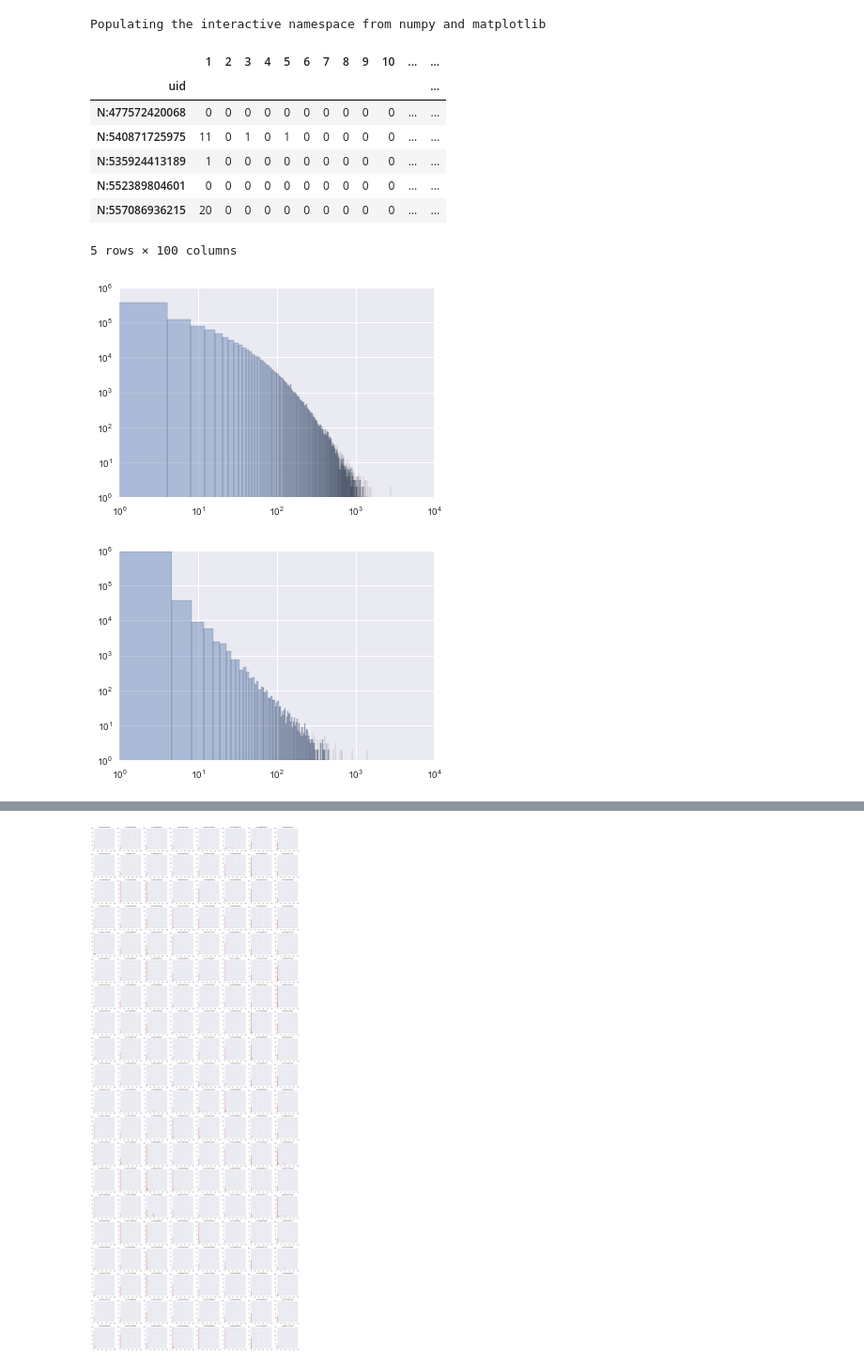
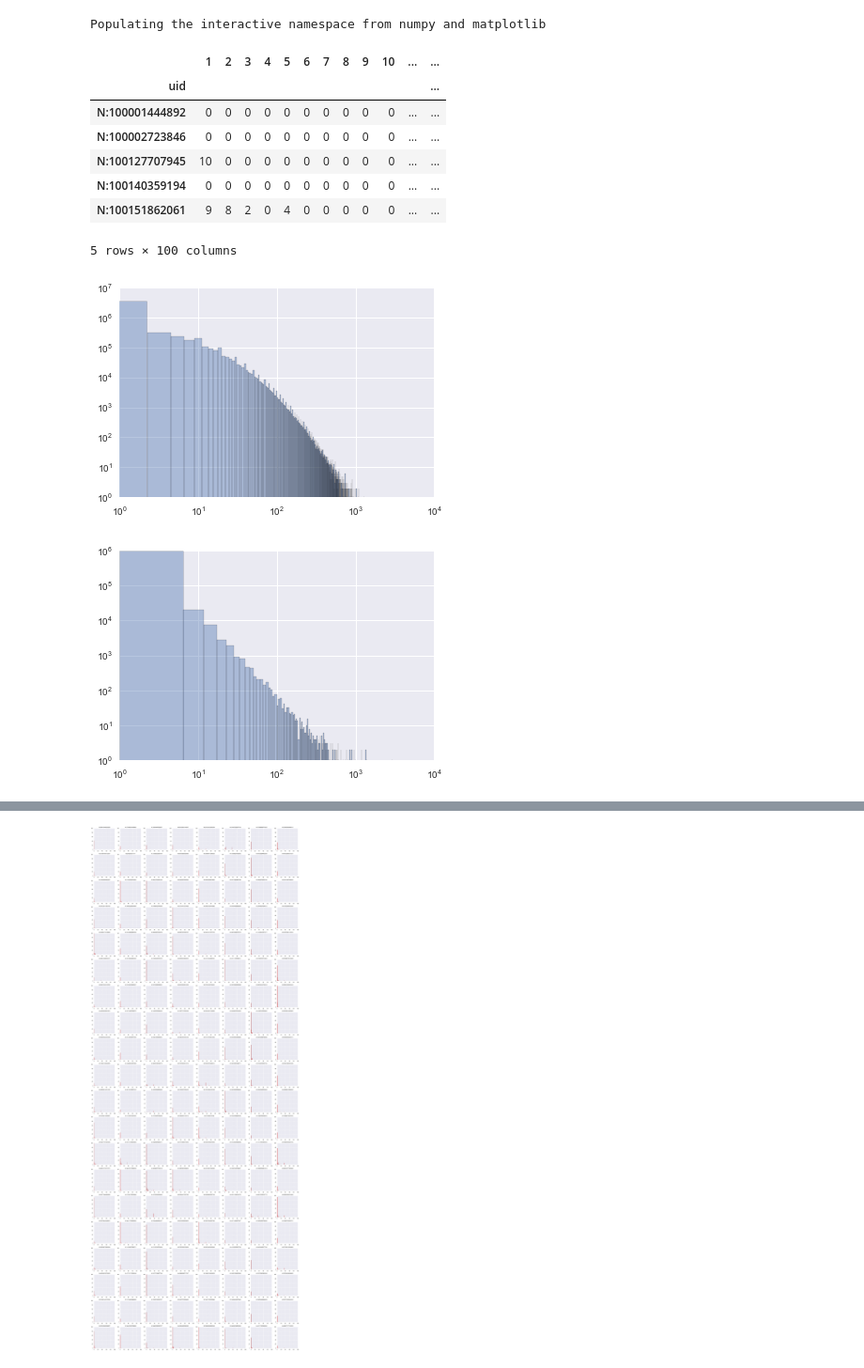
Before and after one commit to anokhin/anokhin.github.io, a Jupyter notebook: notebooks/timeline/graphmod.ipynb, the cells around one changed output, grey strips where cells are left out. Shown: that part at 94% size. Drawn from its saved outputs; the diff is of its cells as text; code cells hidden in the pictures.

```diff
--- a/notebooks/timeline/graphmod.ipynb
+++ b/notebooks/timeline/graphmod.ipynb
@@ -14,52 +14,54 @@ import scipy.stats as ss
 # %% [output]
 Populating the interactive namespace from numpy and matplotlib
 # %%
-ingnored_dates = set([dt.date(2015, 3, 7), dt.date(2015, 3, 8), dt.date(2015, 2, 13), dt.date(2015, 2, 14), dt.date(2015, 1, 6), dt.date(2015, 1, 7), dt.date(2015, 4, 11),
-                  dt.date(2015, 4, 12), dt.date(2015, 2, 22), dt.date(2015, 2, 23), dt.date(2015, 5, 8), dt.date(2015, 5, 9), dt.date(2015, 1, 25), dt.date(2015, 1, 18),
-                  dt.date(2015, 1, 19), dt.date(2015, 3, 31), dt.date(2015, 4, 1), dt.date(2015, 6, 20), dt.date(2015, 6, 21), dt.date(2015, 7, 8), dt.date(2015, 5, 11),
-                  dt.date(2015, 5, 12), dt.date(2015, 7, 11), dt.date(2015, 1, 13), dt.date(2015, 1, 14), dt.date(2015, 4, 30), dt.date(2015, 5, 1), dt.date(2015, 11, 29),
-                  dt.date(2015, 2, 20), dt.date(2015, 10, 5), dt.date(2015, 5, 15), dt.date(2015, 3, 26), dt.date(2015, 5, 28), dt.date(2015, 10, 25), dt.date(2015, 1, 1),
-                  dt.date(2015, 11, 10), dt.date(2015, 11, 21), dt.date(2015, 9, 1), dt.date(2015, 6, 1), dt.date(2015, 7, 25), dt.date(2015, 6, 12), dt.date(2015, 8, 9),
-                  dt.date(2015, 2, 17), dt.date(2015, 9, 27), dt.date(2015, 7, 31), dt.date(2015, 3, 27), dt.date(2015, 9, 28)])
+# ingnored_dates = set([dt.date(2015, 3, 7), dt.date(2015, 3, 8), dt.date(2015, 2, 13), dt.date(2015, 2, 14), dt.date(2015, 1, 6), dt.date(2015, 1, 7), dt.date(2015, 4, 11),
+#                   dt.date(2015, 4, 12), dt.date(2015, 2, 22), dt.date(2015, 2, 23), dt.date(2015, 5, 8), dt.date(2015, 5, 9), dt.date(2015, 1, 25), dt.date(2015, 1, 18),
+#                   dt.date(2015, 1, 19), dt.date(2015, 3, 31), dt.date(2015, 4, 1), dt.date(2015, 6, 20), dt.date(2015, 6, 21), dt.date(2015, 7, 8), dt.date(2015, 5, 11),
+#                   dt.date(2015, 5, 12), dt.date(2015, 7, 11), dt.date(2015, 1, 13), dt.date(2015, 1, 14), dt.date(2015, 4, 30), dt.date(2015, 5, 1), dt.date(2015, 11, 29),
+#                   dt.date(2015, 2, 20), dt.date(2015, 10, 5), dt.date(2015, 5, 15), dt.date(2015, 3, 26), dt.date(2015, 5, 28), dt.date(2015, 10, 25), dt.date(2015, 1, 1),
+#                   dt.date(2015, 11, 10), dt.date(2015, 11, 21), dt.date(2015, 9, 1), dt.date(2015, 6, 1), dt.date(2015, 7, 25), dt.date(2015, 6, 12), dt.date(2015, 8, 9),
+#                   dt.date(2015, 2, 17), dt.date(2015, 9, 27), dt.date(2015, 7, 31), dt.date(2015, 3, 27), dt.date(2015, 9, 28), ])
+
+ingnored_dates = set([dt.date(2016, 1, 13), dt.date(2016, 1, 18), dt.date(2016, 1, 19), dt.date(2016, 1, 24), dt.date(2016, 1, 25)])
 # %%
 lines = []
-with open("/Users/anokhin/Desktop/presents_2015_1x_N_1M.txt") as tlf:
+with open("/Users/anokhin/Desktop/okid_presents_2016_N.txt") as tlf:
     for line in tlf:
         uid, json_str = line.strip().split("\t")
 
 #         if uid.startswith("B:"):
 #             continue
 
         json = ujson.loads(json_str)
 
         data = {"uid": uid}
         for day, stats in json:
             date = dt.datetime.strptime(day, "%Y%m%d").date()
 
             if date in ingnored_dates:
                 continue
 
             for price_str, count in stats.iteritems():
                 price = int(price_str)
                 data[price] = data.get(price, 0) + count
 
         lines.append(data)
 
 #         if len(lines) > 100000:
 #             break
 
 dates = [dt.date(2015, 10, 1) + dt.timedelta(days=i) for i in xrange(61)]
 df = pd.DataFrame(lines, columns=['uid'] + range(1, 101)).set_index(['uid']).fillna(0)
 
 df.head()
 # %% [output]
 |  | 1 | 2 | 3 | 4 | 5 | 6 | 7 | 8 | 9 | 10 | ... | ... |
 | uid |  |  |  |  |  |  |  |  |  |  |  | ... |
-| N:477572420068 | 0 | 0 | 0 | 0 | 0 | 0 | 0 | 0 | 0 | 0 | ... | ... |
-| N:540871725975 | 11 | 0 | 1 | 0 | 1 | 0 | 0 | 0 | 0 | 0 | ... | ... |
-| N:535924413189 | 1 | 0 | 0 | 0 | 0 | 0 | 0 | 0 | 0 | 0 | ... | ... |
-| N:552389804601 | 0 | 0 | 0 | 0 | 0 | 0 | 0 | 0 | 0 | 0 | ... | ... |
-| N:557086936215 | 20 | 0 | 0 | 0 | 0 | 0 | 0 | 0 | 0 | 0 | ... | ... |
+| N:100001444892 | 0 | 0 | 0 | 0 | 0 | 0 | 0 | 0 | 0 | 0 | ... | ... |
+| N:100002723846 | 0 | 0 | 0 | 0 | 0 | 0 | 0 | 0 | 0 | 0 | ... | ... |
+| N:100127707945 | 10 | 0 | 0 | 0 | 0 | 0 | 0 | 0 | 0 | 0 | ... | ... |
+| N:100140359194 | 0 | 0 | 0 | 0 | 0 | 0 | 0 | 0 | 0 | 0 | ... | ... |
+| N:100151862061 | 9 | 8 | 2 | 0 | 4 | 0 | 0 | 0 | 0 | 0 | ... | ... |
 5 rows × 100 columns
 # %%
 sns.distplot(df.sum(axis=1), kde=False, rug=False, bins=1000)
@@ -75,8 +77,8 @@ pl.gca().set_xscale('log')
 pl.gca().set_yscale('log')
 pl.show()
 # %% [output]
-[figure, old version]
+[figure, new version]
-[figure, old version]
+[figure, new version]
 # %%
 spent = pd.Series(df.values.sum(axis=1), index=df.index)
 
```
Also changed, not shown: parts of 3 cells of this notebook, 5 other files.
